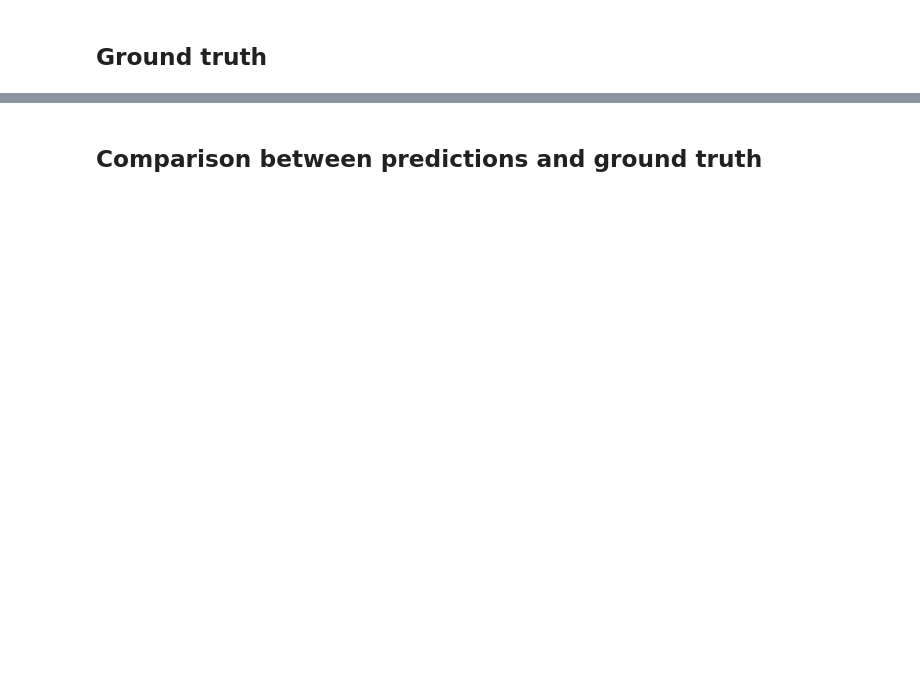
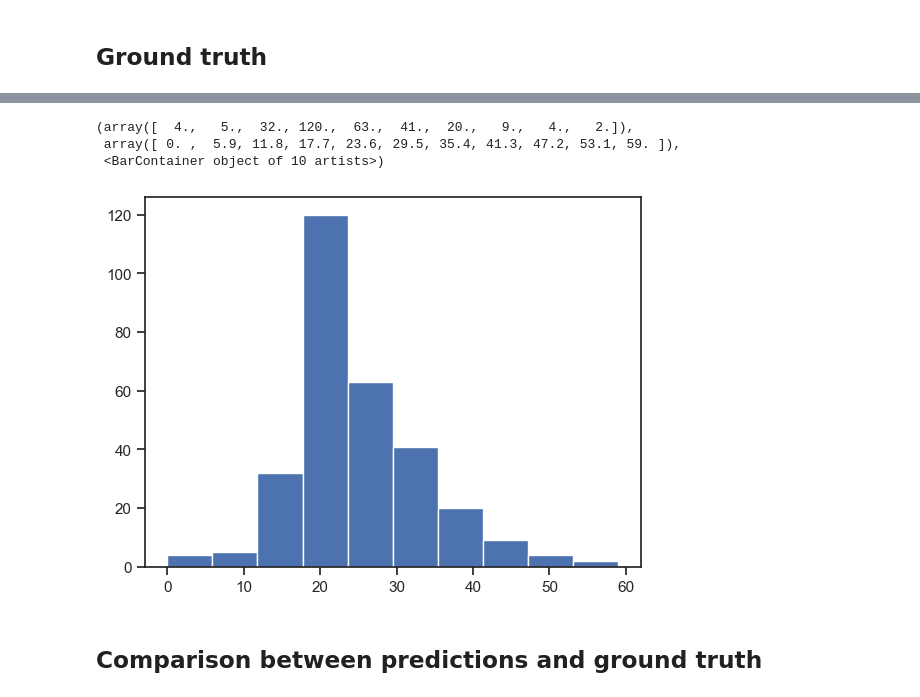
Before and after one commit to bittremieuxlab/simba, a Jupyter notebook: notebooks/final_tutorials/run_inference.ipynb, the cells around one changed output, grey strips where cells are left out. Cells and saved outputs as stored; diff of their text form; code cells hidden in the pictures; blank space fills up the shorter version.

```diff
--- a/notebooks/final_tutorials/run_inference.ipynb
+++ b/notebooks/final_tutorials/run_inference.ipynb
@@ -109,3 +116,11 @@ Cbc0038I Reduced cost fixing fixed 4
+# %%
+import matplotlib.pyplot as plt
+plt.hist(np.reshape(ground_truth_mces,-1))
+# %% [output]
+(array([  4.,   5.,  32., 120.,  63.,  41.,  20.,   9.,   4.,   2.]),
+ array([ 0. ,  5.9, 11.8, 17.7, 23.6, 29.5, 35.4, 41.3, 47.2, 53.1, 59. ]),
+ <BarContainer object of 10 artists>)
+[figure, added]
 # %% [markdown]
 ## Comparison between predictions and ground truth
 # %%
```
Also changed, not shown: parts of 15 cells of this notebook, 1 other file.
